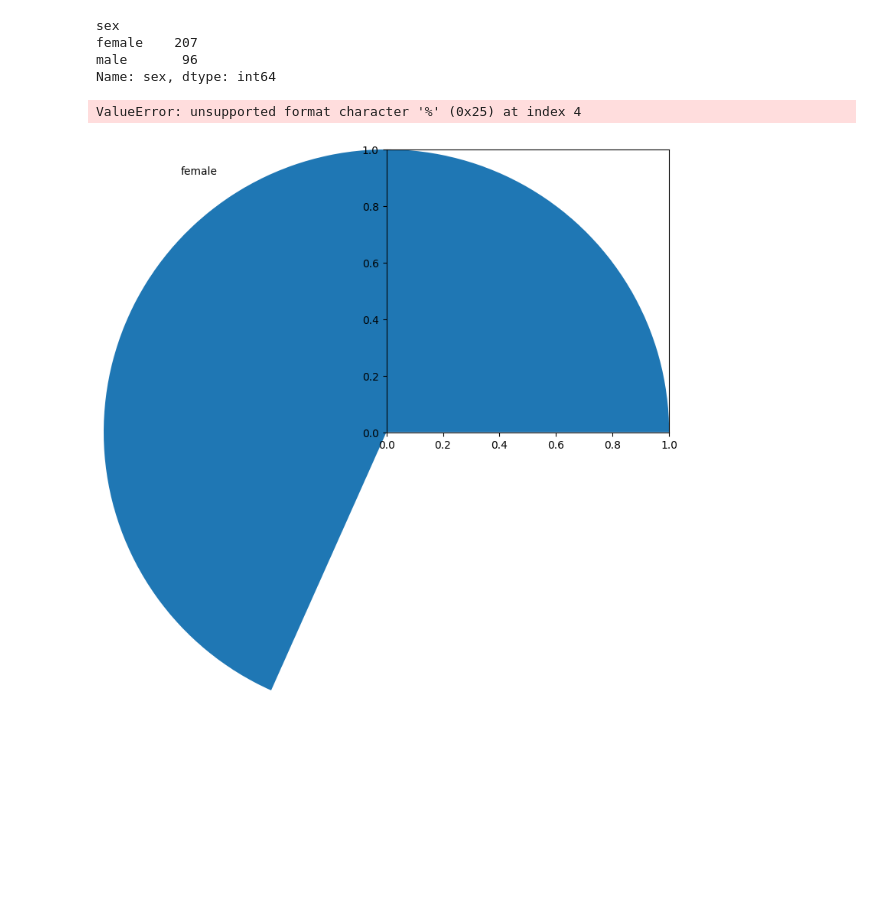
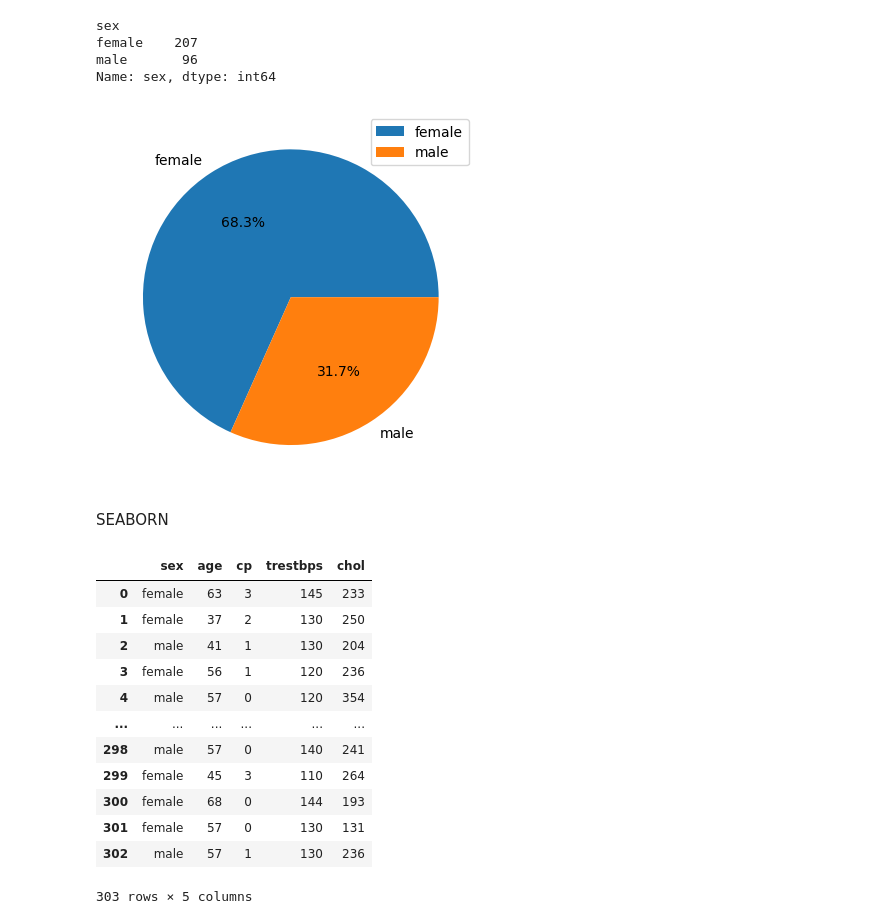
Before and after one commit to williamcolliins/Bootcamp_DataAnalyst, a Jupyter notebook: pertemuan13.ipynb, the cells around one changed output. Saved outputs shown, nothing was run; the diff lists cells and outputs as text; code cells hidden in the pictures; blank space fills up the shorter version.

```diff
--- a/pertemuan13.ipynb
+++ b/pertemuan13.ipynb
@@ -340,10 +342,11 @@ female    207
 male       96
 Name: sex, dtype: int64
 # %%
-plt.pie(gender.values, labels = gender.index, autopct="%1.1%%")
+plt.pie(gender.values, labels = gender.index, autopct="%1.1f%%")
 
 plt.legend()
 plt.show()
 # %% [output]
-ValueError: unsupported format character '%' (0x25) at index 4
-[figure, old version]
+[figure, new version]
+# %% [markdown]
+SEABORN
@@ -349,0 +355,16 @@ ValueError: unsupported format character '%' (0x25) at index 4
+# %%
+source
+# %% [output]
+|  | sex | age | cp | trestbps | chol |
+| 0 | female | 63 | 3 | 145 | 233 |
+| 1 | female | 37 | 2 | 130 | 250 |
+| 2 | male | 41 | 1 | 130 | 204 |
+| 3 | female | 56 | 1 | 120 | 236 |
+| 4 | male | 57 | 0 | 120 | 354 |
+| ... | ... | ... | ... | ... | ... |
+| 298 | male | 57 | 0 | 140 | 241 |
+| 299 | female | 45 | 3 | 110 | 264 |
+| 300 | female | 68 | 0 | 144 | 193 |
+| 301 | female | 57 | 0 | 130 | 131 |
+| 302 | male | 57 | 1 | 130 | 236 |
+303 rows × 5 columns
```
Also changed, not shown: parts of 20 cells of this notebook.
